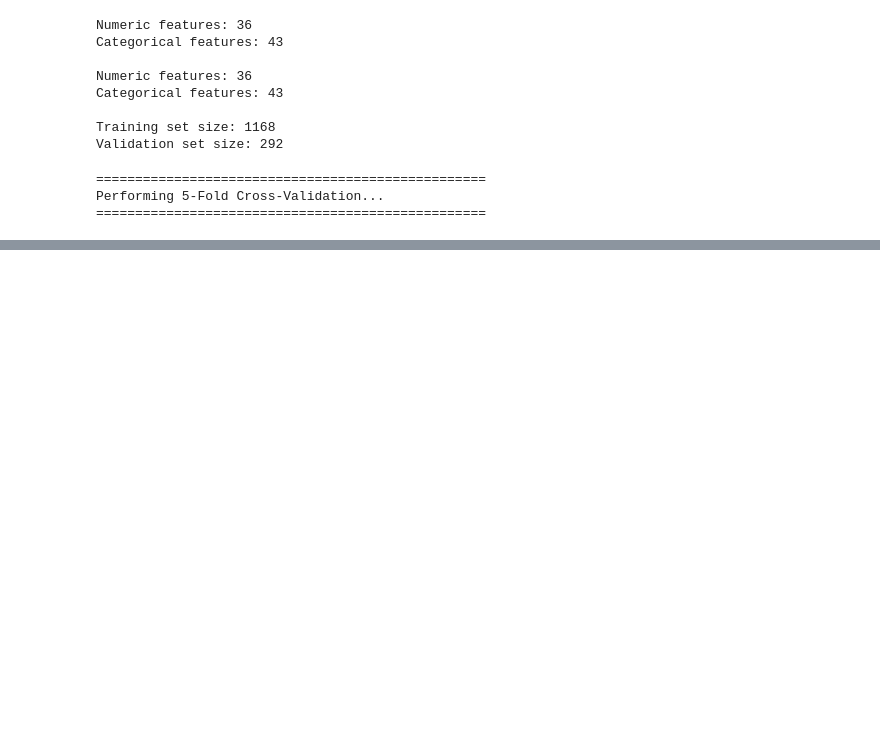
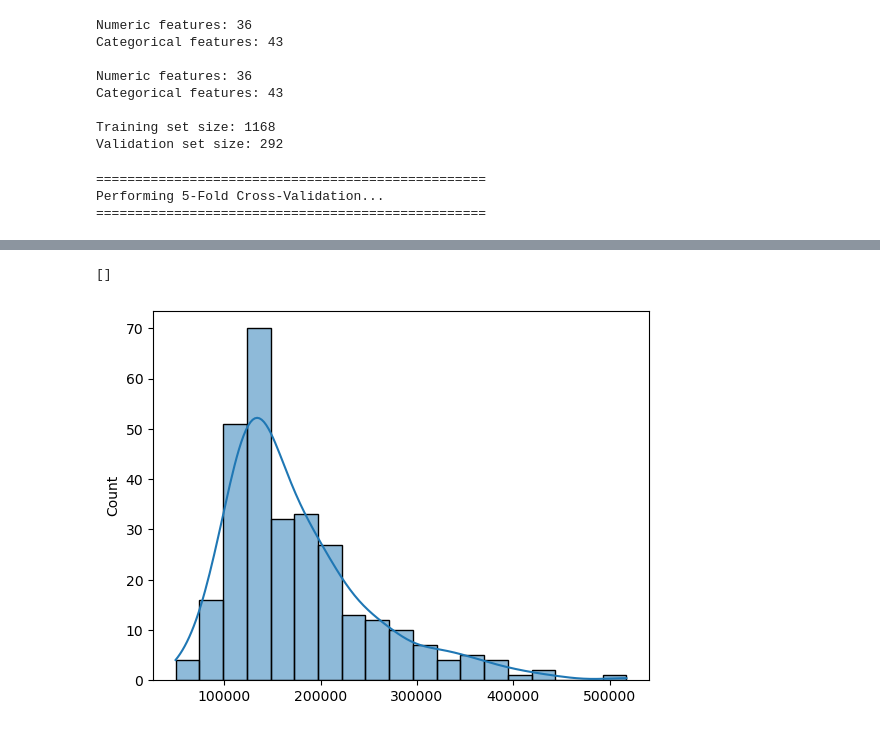
Before and after one commit to TakundaDanha/ml-models-from-scratch, a Jupyter notebook: notebooks/06_gradient_boosting_demo.ipynb, the cells around one changed output, grey strips where cells are left out. Cells and saved outputs as stored; diff of their text form; code cells hidden in the pictures; blank space fills up the shorter version.

```diff
--- a/notebooks/06_gradient_boosting_demo.ipynb
+++ b/notebooks/06_gradient_boosting_demo.ipynb
@@ -284,0 +315,6 @@ print("\nModel training complete!")
+# %%
+sns.histplot(y_pred_original,kde=True)
+plt.plot()
+# %% [output]
+[]
+[figure, added]
```
Also changed, not shown: parts of 5 cells of this notebook.
